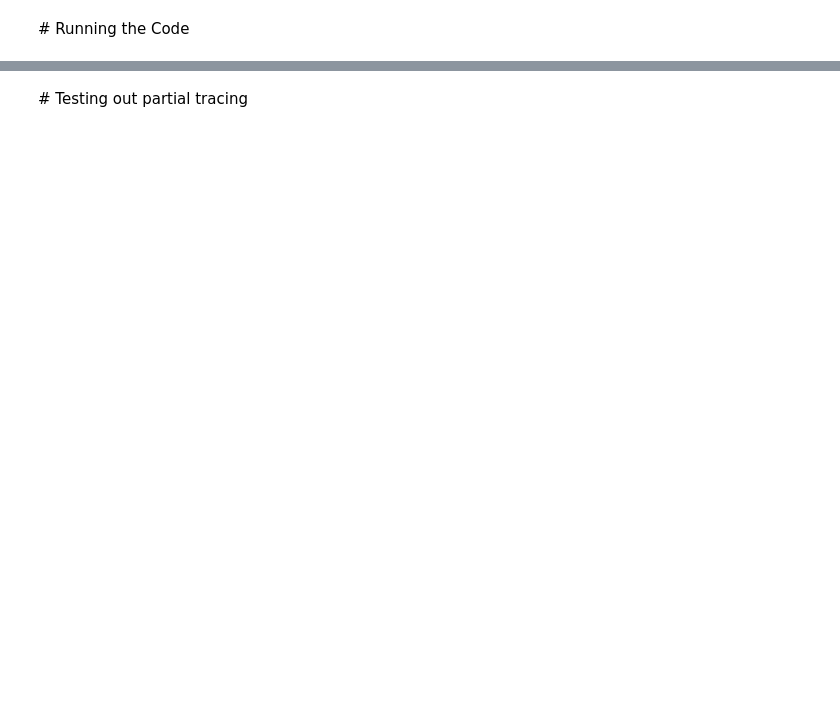
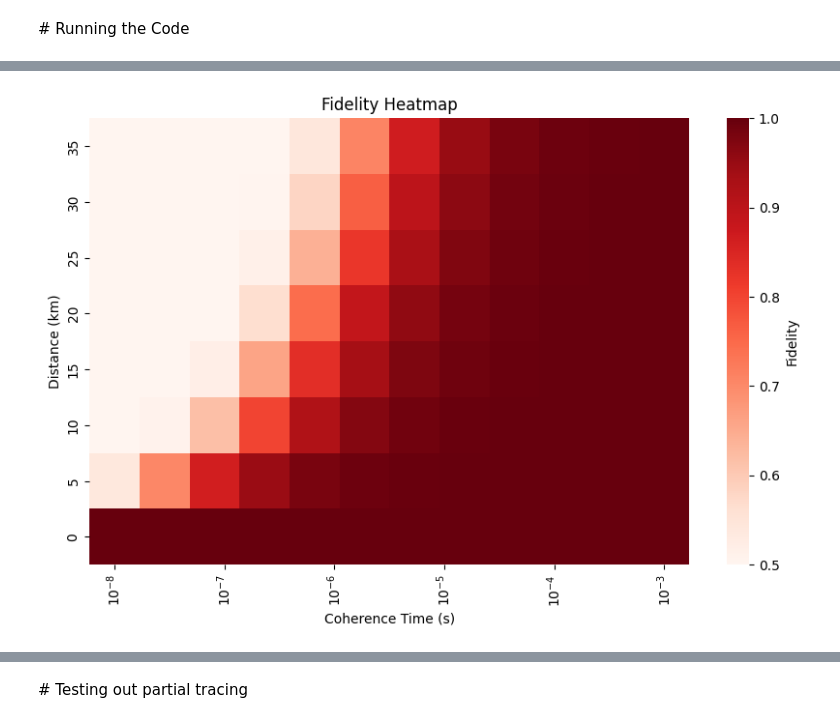
Before and after one commit to echughes529/quantum_network_simulation, a Jupyter notebook: entanglement_based_networks_with_minimal_error_model.ipynb, the cells around one changed output, grey strips where cells are left out. Saved outputs shown, nothing was run; the diff lists cells and outputs as text; code cells hidden in the pictures; blank space fills up the shorter version.

```diff
--- a/entanglement_based_networks_with_minimal_error_model.ipynb
+++ b/entanglement_based_networks_with_minimal_error_model.ipynb
@@ -483,4 +475,0 @@ TIME: 6
-# %%
-print(fidelities)
-rate = len(fidelities)/simulation_time
-avg_fidelity = np.mean(fidelities)
@@ -486,0 +548,8 @@ avg_fidelity = np.mean(fidelities)
+# %%
+for key, value in fidelities_dict.items():
+    print(f"Entry: {key}")
+    print(f"  Dephasing Time (T_dp): {value['T_dp']}")
+    print(f"  Distance (d): {value['d']}")
+    print(f"  Rate: {value['rate']}")
+    print(f"  Average Fidelity: {value['avg_fidelity']}")
+    print()  # Add a blank line for readability between entries
@@ -486,0 +582,80 @@ avg_fidelity = np.mean(fidelities)
+# %%
+import matplotlib.pyplot as plt
+import seaborn as sns
+import numpy as np
+import pandas as pd
+
+# Example data for demonstration purposes
+# Extract distances, coherence times, rates, and fidelities from the dictionary
+distances = sorted(set(value['d'] for value in fidelities_dict.values()))
+coherence_times = sorted(set(value['T_dp'] for value in fidelities_dict.values()))
+
+# Create matrices for fidelity and rate
+fidelity_matrix = np.zeros((len(distances), len(coherence_times)))
+rate_matrix = np.zeros((len(distances), len(coherence_times)))
+
+for key, value in fidelities_dict.items():
+    d_index = distances.index(value['d'])
+    T_dp_index = coherence_times.index(value['T_dp'])
+    fidelity_matrix[d_index, T_dp_index] = value['avg_fidelity']
+    rate_matrix[d_index, T_dp_index] = value['rate']
+
+# Convert to DataFrames for easier plotting
+fidelity_df = pd.DataFrame(fidelity_matrix, index=distances, columns=coherence_times)
+rate_df = pd.DataFrame(rate_matrix, index=distances, columns=coherence_times)
+
+# Convert x_labels to 3 decimal places and y_labels to 1 decimal place
+fidelity_df.columns = [f'{x:.2g}' for x in fidelity_df.columns]
+fidelity_df.index = [f'{y:.1f}' for y in fidelity_df.index]
+
+rate_df.columns = [f'{x:.2g}' for x in rate_df.columns]
+rate_df.index = [f'{y:.1f}' for y in rate_df.index]
+
+
+# Define the specific tick locations (powers of 10) you want
+xtick_positions = [0.5, 2.7, 4.9, 7.1, 9.3, 11.5]  # Adjust as needed
+xtick_labels = [f'$10^{{-8}}$', f'$10^{{-7}}$', f'$10^{{-6}}$', f'$10^{{-5}}$', f'$10^{{-4}}$', f'$10^{{-3}}$']
+
+ytick_positions = [0.5, 1.5, 2.5, 3.5, 4.5, 5.5, 6.5, 7.5]  # Adjust as needed
+ytick_labels = [f'0', f'5', f'10', f'15', f'20', f'25', '30', '35']
+
+sns.cubehelix_palette(as_cmap=True)
+
+# Plot the Fidelity Heatmap
+plt.figure(figsize=(10, 6))
+sns.heatmap(fidelity_df, annot=False, fmt=".2f", cmap="Reds", cbar_kws={'label': 'Fidelity'}, yticklabels=True)
+plt.title("Fidelity Heatmap")
+plt.xlabel("Coherence Time (s)")
+plt.ylabel("Distance (km)")
+plt.gca().invert_yaxis()  # Invert the y-axis so that smallest distances are at the bottom
+
+# Manually set the x-axis ticks and labels
+plt.gca().set_xticks(xtick_positions)
+plt.gca().set_xticklabels(xtick_labels)
+
+# Manually set the x-axis ticks and labels
+plt.gca().set_yticks(ytick_positions)
+plt.gca().set_yticklabels(ytick_labels)
+
+plt.show()
+
+# Plot the Rate Heatmap
+plt.figure(figsize=(10, 6))
+sns.heatmap(rate_df, annot=False, fmt=".2f", cmap="Reds", cbar_kws={'label': 'Rate'}, yticklabels=True,  norm=mcolors.LogNorm(vmin=dh_df_filtered.min().min(), vmax=dh_df_filtered.max().max()))
+plt.title("Rate Heatmap")
+plt.xlabel("Coherence Time (s)")
+plt.ylabel("Distance (km)")
+plt.gca().invert_yaxis()  # Invert the y-axis so that smallest distances are at the bottom
+
+# Manually set the x-axis ticks and labels
+plt.gca().set_xticks(xtick_positions)
+plt.gca().set_xticklabels(xtick_labels)
+
+# Manually set the x-axis ticks and labels
+plt.gca().set_yticks(ytick_positions)
+plt.gca().set_yticklabels(ytick_labels)
+
+
+plt.show()
+# %% [output]
+[figure, added]
```
Also changed, not shown: parts of 18 cells of this notebook.
